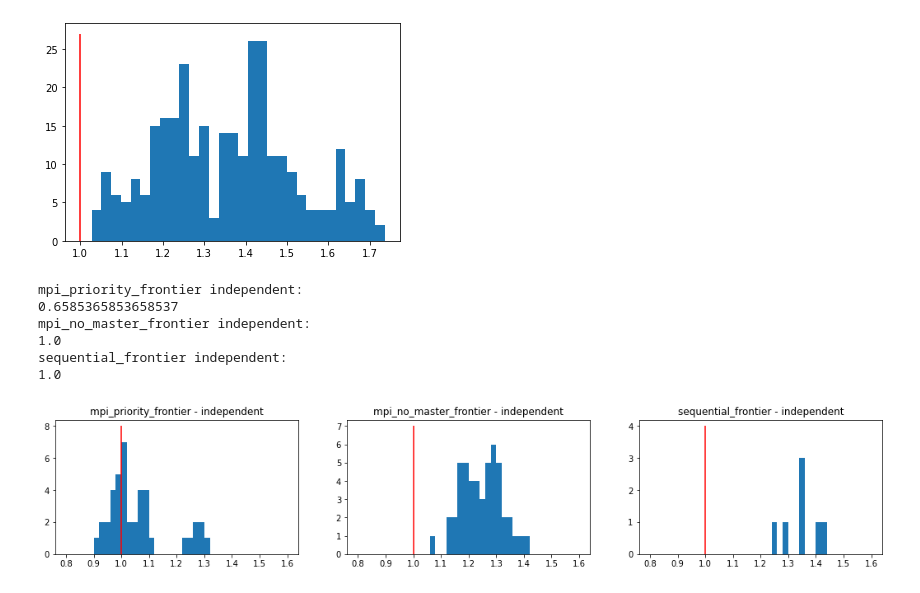
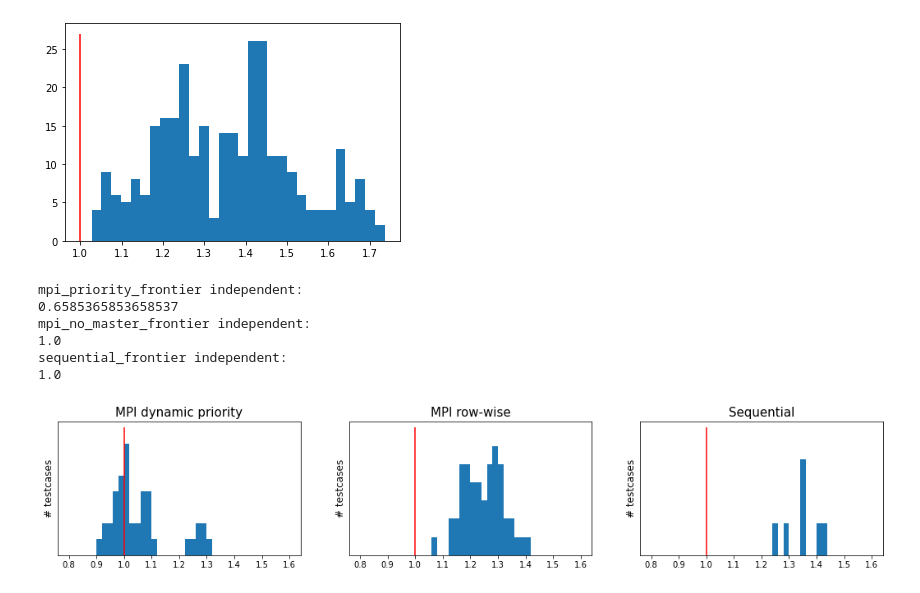
Before and after one commit to tehwalris/mpi-myers-diff, a Jupyter notebook: notebooks/benchmark-analysis-euler-presentation/independent_small_simd.ipynb, the cells around one changed output. Saved outputs shown, nothing was run; the diff lists cells and outputs as text; code cells hidden in the pictures.

```diff
--- a/notebooks/benchmark-analysis-euler-presentation/independent_small_simd.ipynb
+++ b/notebooks/benchmark-analysis-euler-presentation/independent_small_simd.ipynb
@@ -58,34 +58,45 @@ for diff_program_i, diff_program in enumerate(['mpi_priority_frontier', 'mpi_no_
         })
 
         if diff_program != 'sequential_frontier':
             confidence_filter = (no_simd['repetition_i'] != rep_max) & (simd ['repetition_i'] != rep_max)     # exclude values with lower confidence
 
             no_simd = no_simd[confidence_filter]['micros_until_len']
             simd = simd[confidence_filter]['micros_until_len']
         else:
             no_simd = no_simd['micros_until_len']
             simd = simd['micros_until_len']
 
         print(diff_program + " " + input_strategy + ":")
         print((simd < no_simd).mean())
 
         hist_values = no_simd / simd
         #hist_values = hist_values[(hist_values < 50) & (temp.sequential > 1000)]
-        ax[diff_program_i].set_title(f'{diff_program} - {input_strategy}')
+
         if diff_program == 'mpi_priority_frontier':
             hist_max = 8
+            title_name = "MPI dynamic priority"
         else:
             if diff_program == 'mpi_no_master_frontier':
                 hist_max = 7
+                title_name = "MPI row-wise"
             else:
                 hist_max = 4
-        ax[diff_program_i].vlines(1, 0, hist_max, colors=['Red'])
-        ax[diff_program_i].hist(hist_values, bins=40, range=(0.8, 1.6));
+                title_name = "Sequential"
+
+        this_ax = ax[diff_program_i]
+
+        this_ax.set_title(f'{title_name}', fontsize=15)
+        this_ax.vlines(1, 0, hist_max, colors=['Red'])
+        this_ax.hist(hist_values, bins=40, range=(0.8, 1.6));
+        this_ax.set_yticks([])
+        this_ax.set_ylabel('# testcases', fontsize=12)
+
+#fig.savefig("/mnt/c/Users/Lowis/Downloads/independent_1x3_simd_hists.png", dpi=400, transparent=True)
 # %% [output]
 mpi_priority_frontier independent:
 0.6585365853658537
 mpi_no_master_frontier independent:
 1.0
 sequential_frontier independent:
 1.0
-[figure, old version]
+[figure, new version]
```
Also changed, not shown: parts of 1 cell of this notebook, 1 other file.
